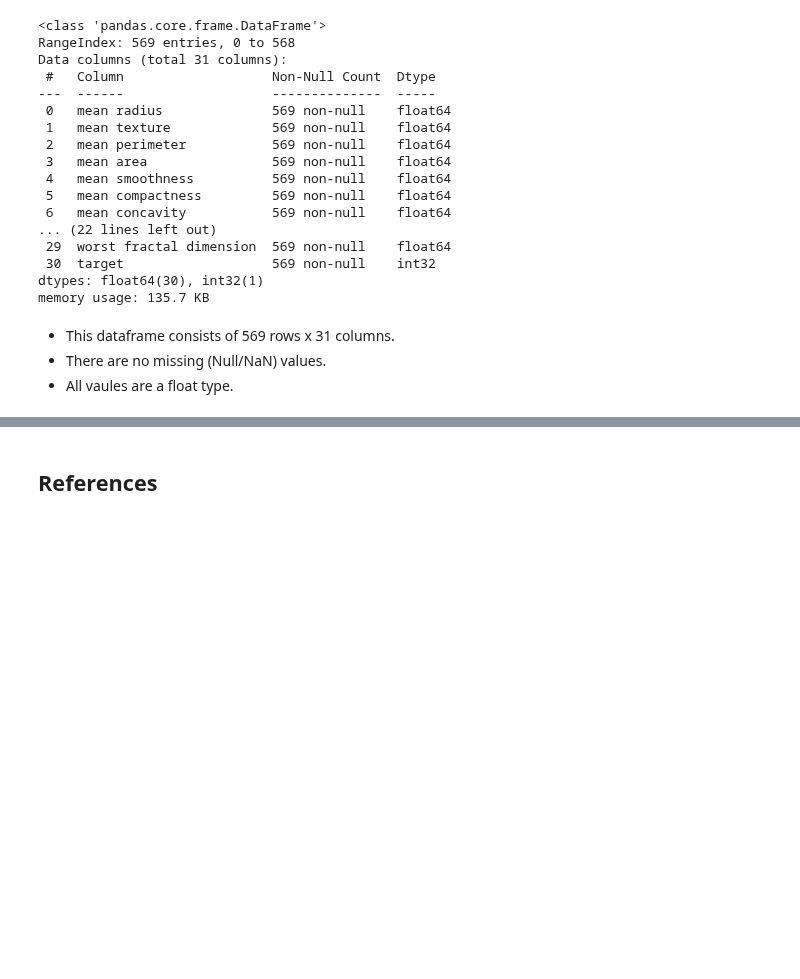
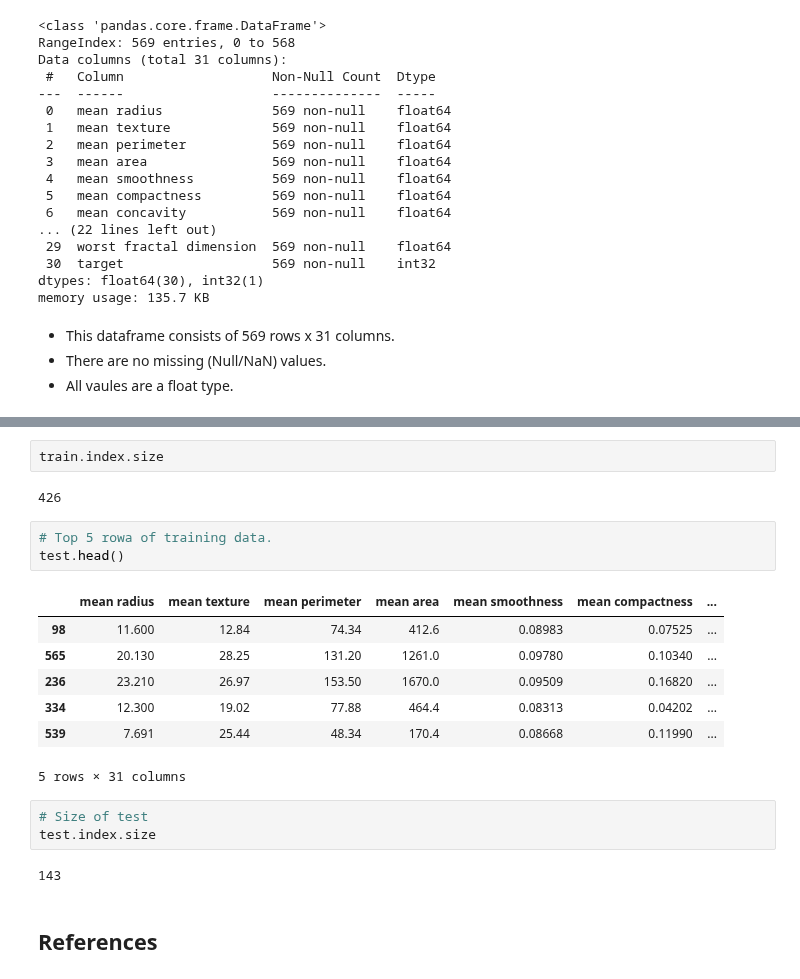
Before and after one commit to kmcd14/MLandStats-assessment, a Jupyter notebook: scikit-learn.ipynb, the cells around one changed output, grey strips where cells are left out. Saved outputs shown, nothing was run; the diff lists cells and outputs as text; blank space fills up the shorter version.

```diff
--- a/scikit-learn.ipynb
+++ b/scikit-learn.ipynb
@@ -187,3 +211,23 @@ memory usage: 135.7 KB
+# %%
+train.index.size
+# %% [output]
+426
+# %%
+# Top 5 rowa of training data.
+test.head()
+# %% [output]
+|  | mean radius | mean texture | mean perimeter | mean area | mean smoothness | mean compactness | ... |
+| 98 | 11.600 | 12.84 | 74.34 | 412.6 | 0.08983 | 0.07525 | ... |
+| 565 | 20.130 | 28.25 | 131.20 | 1261.0 | 0.09780 | 0.10340 | ... |
+| 236 | 23.210 | 26.97 | 153.50 | 1670.0 | 0.09509 | 0.16820 | ... |
+| 334 | 12.300 | 19.02 | 77.88 | 464.4 | 0.08313 | 0.04202 | ... |
+| 539 | 7.691 | 25.44 | 48.34 | 170.4 | 0.08668 | 0.11990 | ... |
+5 rows × 31 columns
+# %%
+# Size of test
+test.index.size
+# %% [output]
+143
 # %% [markdown]
 ## References
 # %% [markdown]
```
Also changed, not shown: parts of 4 cells of this notebook.
